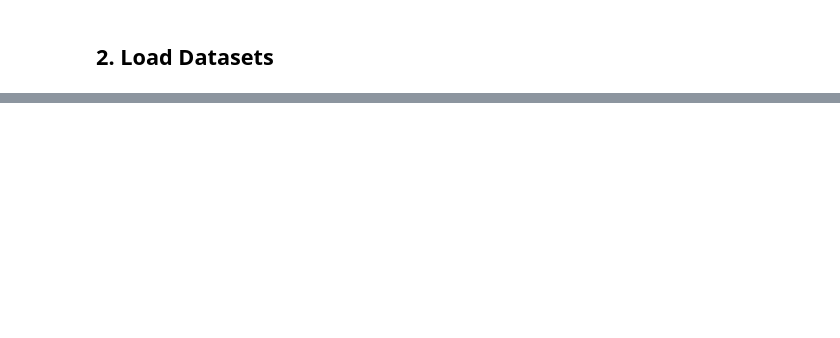
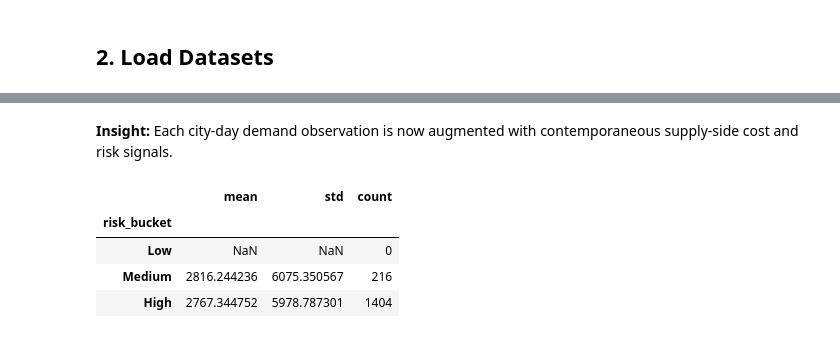
Before and after one commit to anoushka410/Material-Allocation, a Jupyter notebook: code/01_data_ingestion.ipynb, the cells around one changed output, grey strips where cells are left out. Cells and saved outputs as stored; diff of their text form; code cells hidden in the pictures; blank space fills up the shorter version.

```diff
--- a/code/01_data_ingestion.ipynb
+++ b/code/01_data_ingestion.ipynb
@@ -361,0 +204,22 @@ Saved:
+# %% [markdown]
+**Insight:**
+Each city-day demand observation is now augmented with contemporaneous
+supply-side cost and risk signals.
+# %%
+merged_df["risk_bucket"] = pd.cut(
+    merged_df["delay_probability"],
+    bins=[0, 0.3, 0.6, 1.0],
+    labels=["Low", "Medium", "High"]
+)
+
+display(
+    merged_df
+    .groupby("risk_bucket",observed=False)["sale_amount"]
+    .agg(["mean", "std", "count"])
+)
+# %% [output]
+|  | mean | std | count |
+| risk_bucket |  |  |  |
+| Low | NaN | NaN | 0 |
+| Medium | 2816.244236 | 6075.350567 | 216 |
+| High | 2767.344752 | 5978.787301 | 1404 |
```
Also changed, not shown: parts of 40 cells of this notebook.
